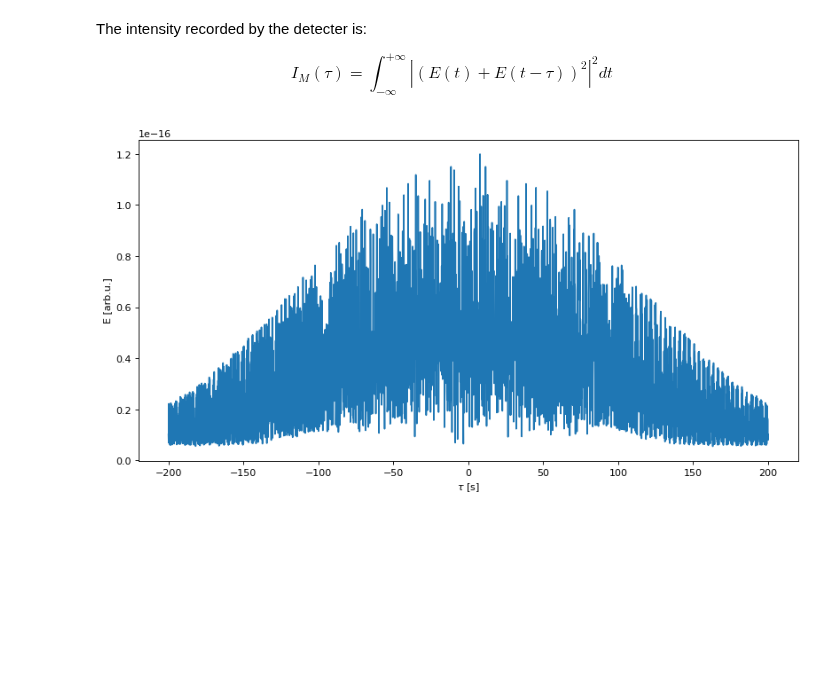
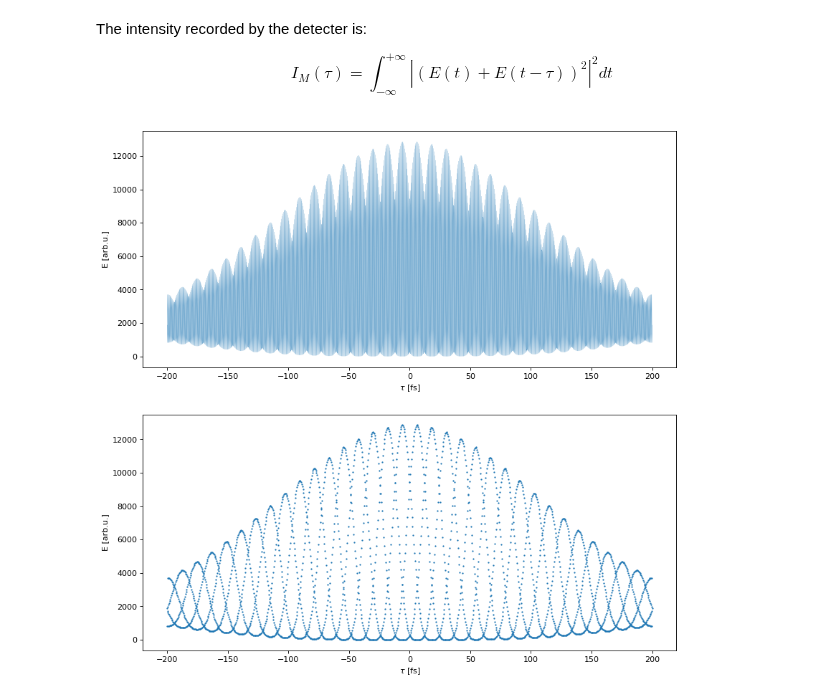
Before and after one commit to JKU-HFP/Chirp-Diagnostic, a Jupyter notebook: Simulating_Optical_Autocorrelation_of_Laser_with_Chirp.ipynb, the cells around one changed output. Cells and saved outputs as stored; diff of their text form; code cells hidden in the pictures; blank space fills up the shorter version.

```diff
--- a/Simulating_Optical_Autocorrelation_of_Laser_with_Chirp.ipynb
+++ b/Simulating_Optical_Autocorrelation_of_Laser_with_Chirp.ipynb
@@ -33,7 +39,7 @@ We choose 1 for the original pulse area $A$.
 # %%
-A_laser = 1
-tau_0_laser = 100 * 10**(-15)
-lambda_laser = 785 * 10**(-9)
+A_laser = 1e5
+tau_0_laser = 100
+lambda_laser = 785e3
 
 omega_laser = 2 * np.pi * constants.c / lambda_laser
 # %%
@@ -83,16 +87,21 @@ def I_M(tau_values, A, tau_0, omega):
         I_M_values = np.append(I_M_values, integrate.quad(func, - np.inf, np.inf)[0])
     return I_M_values
 # %%
-tau_values_2 = np.linspace(-tau_0_laser * 2, tau_0_laser * 2, 3000)
+tau_values_2 = np.linspace(-tau_0_laser * 2, tau_0_laser * 2, 3200)
 I_M_values_2 = I_M(tau_values_2, A_laser, tau_0_laser, omega_laser)
 # %%
 # Create a figure of size 8x6 inches, 80 dots per inch
-plt.figure(figsize=(12, 6), dpi=80)
+plt.figure(figsize=(12, 12), dpi=80)
 
-plt.xlabel(r"$\tau$ [s]")
+plt.subplot(211)
+plt.xlabel(r"$\tau$ [fs]")
 plt.ylabel("E [arb.u.]")
+plt.plot(tau_values_2, I_M_values_2, linewidth=0.2)
 
-plt.plot(tau_values_2, I_M_values_2)
+plt.subplot(212)
+plt.xlabel(r"$\tau$ [fs]")
+plt.ylabel("E [arb.u.]")
+plt.plot(tau_values_2, I_M_values_2, ".", markersize=2)
 plt.show()
 # %% [output]
-[figure, old version]
+[figure, new version]
```
Also changed, not shown: parts of 5 cells of this notebook.
